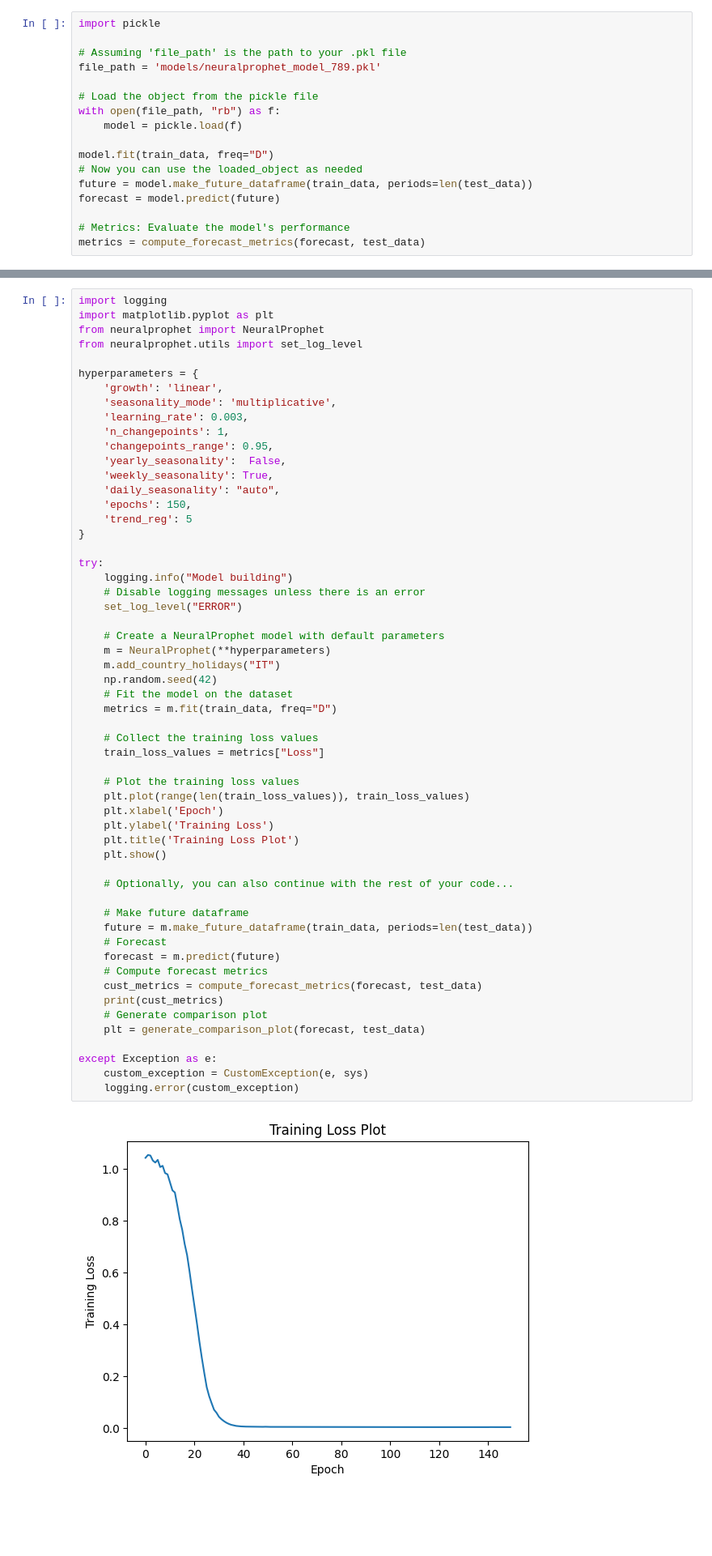
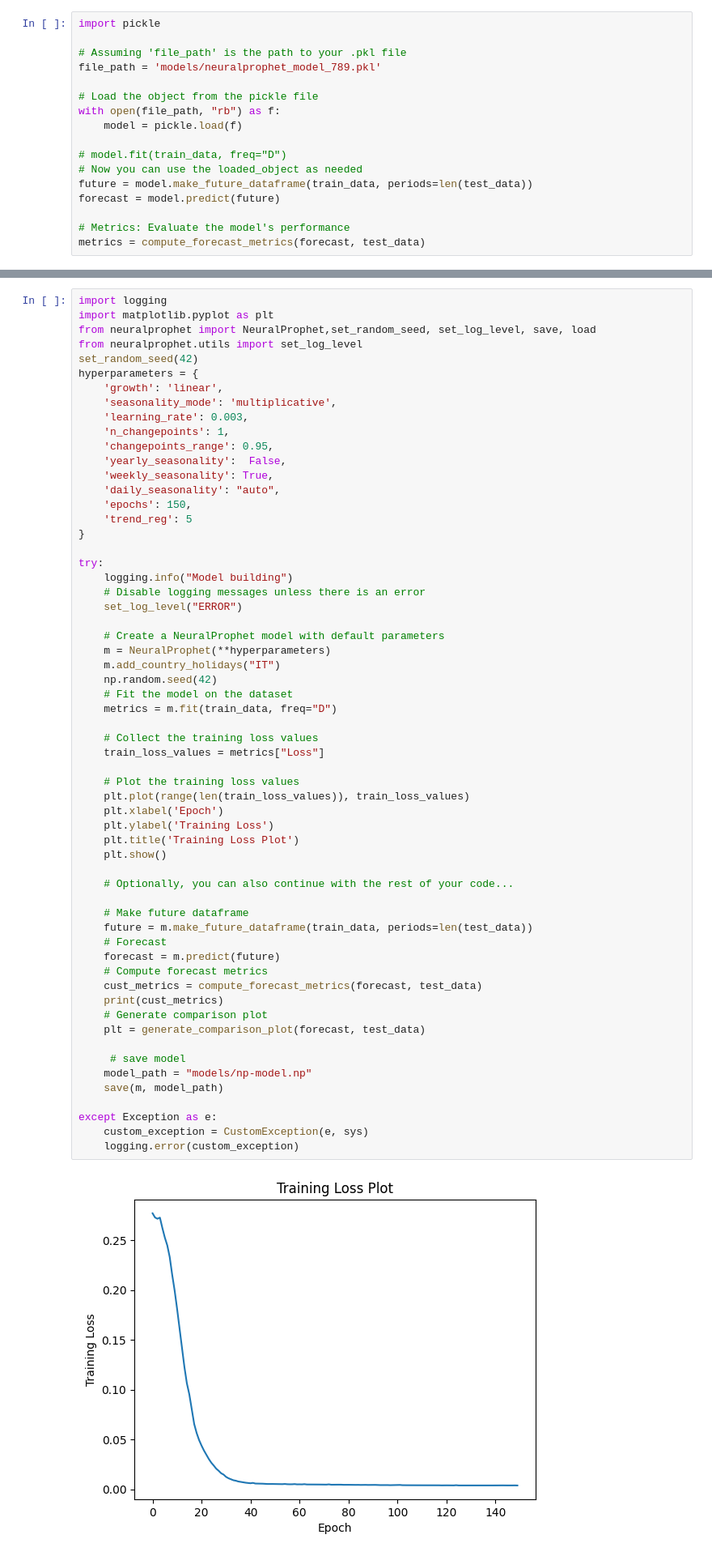
Before and after one commit to ElshanCh/Performance_Prediction, a Jupyter notebook: notebooks/EDA.ipynb, the cells around one changed output, grey strips where cells are left out. Shown at 81% size. Cells and saved outputs as stored; diff of their text form; blank space fills up the shorter version.

```diff
--- a/notebooks/EDA.ipynb
+++ b/notebooks/EDA.ipynb
@@ -148,7 +148,7 @@ file_path = 'models/neuralprophet_model_789.pkl'
 with open(file_path, "rb") as f:
     model = pickle.load(f)
 
-model.fit(train_data, freq="D")
+# model.fit(train_data, freq="D")
 # Now you can use the loaded_object as needed
 future = model.make_future_dataframe(train_data, periods=len(test_data))
 forecast = model.predict(future)
@@ -179,9 +185,9 @@ model_params
 # %%
 import logging
 import matplotlib.pyplot as plt
-from neuralprophet import NeuralProphet
+from neuralprophet import NeuralProphet,set_random_seed, set_log_level, save, load
 from neuralprophet.utils import set_log_level
-
+set_random_seed(42)
 hyperparameters = {
     'growth': 'linear',
     'seasonality_mode': 'multiplicative',
@@ -206,31 +212,35 @@ try:
     np.random.seed(42)
     # Fit the model on the dataset
     metrics = m.fit(train_data, freq="D")
 
     # Collect the training loss values
     train_loss_values = metrics["Loss"]
 
     # Plot the training loss values
     plt.plot(range(len(train_loss_values)), train_loss_values)
     plt.xlabel('Epoch')
     plt.ylabel('Training Loss')
     plt.title('Training Loss Plot')
     plt.show()
 
     # Optionally, you can also continue with the rest of your code...
 
     # Make future dataframe
     future = m.make_future_dataframe(train_data, periods=len(test_data))
     # Forecast
     forecast = m.predict(future)
     # Compute forecast metrics
     cust_metrics = compute_forecast_metrics(forecast, test_data)
     print(cust_metrics)
     # Generate comparison plot
     plt = generate_comparison_plot(forecast, test_data)
 
+     # save model
+    model_path = "models/np-model.np"
+    save(m, model_path)
+
 except Exception as e:
     custom_exception = CustomException(e, sys)
     logging.error(custom_exception)
 # %% [output]
-[figure, old version]
+[figure, new version]
```
Also changed, not shown: parts of 6 cells of this notebook, 11 other files.
